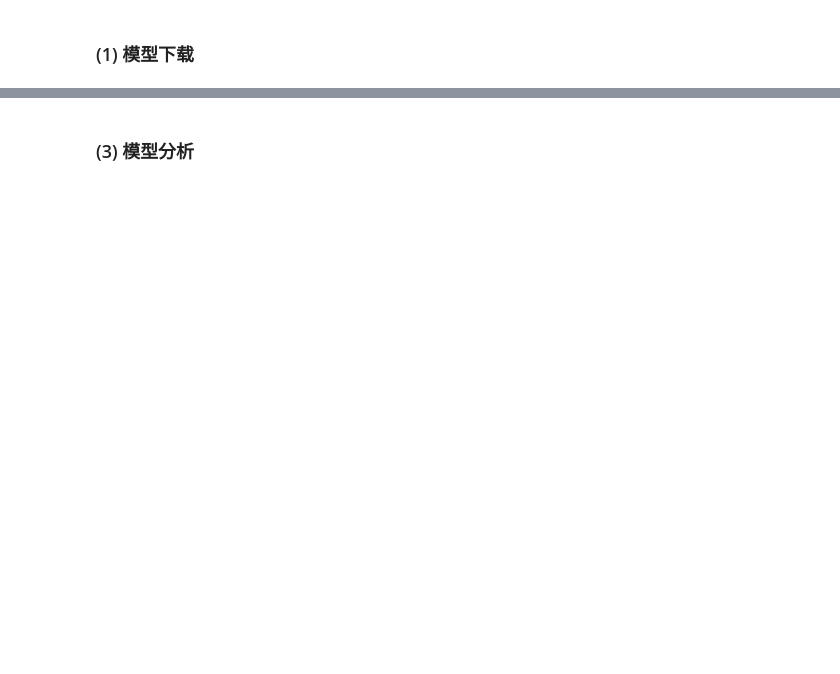
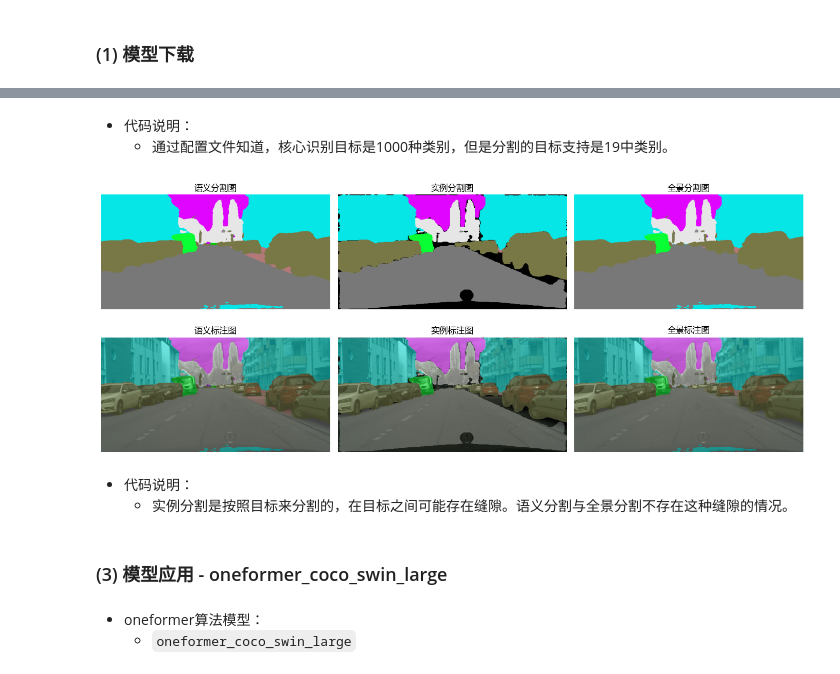
Before and after one commit to QiangAI/AI2026, a Jupyter notebook: transformers/05机器视觉任务处理-04目标分隔.ipynb, the cells around one changed output, grey strips where cells are left out. Drawn from its saved outputs; the diff is of its cells as text; code cells hidden in the pictures; blank space fills up the shorter version.

```diff
--- a/transformers/05机器视觉任务处理-04目标分隔.ipynb
+++ b/transformers/05机器视觉任务处理-04目标分隔.ipynb
@@ -787,2 +1088,57 @@ plt.show
+# %% [markdown]
+- 代码说明：
+    - 通过配置文件知道，核心识别目标是1000种类别，但是分割的目标支持是19中类别。
+# %%
+def visual_seg(outputs):
+    # 定义20个颜色模版（目标分割的类型在配置文件知道是19种类别）
+    palette = np.array(
+        [[120, 120, 120], [180, 120, 120], [6, 230, 230], [80, 50, 50],
+        [4, 200, 3], [120, 120, 80], [140, 140, 140], [204, 5, 255],
+        [230, 230, 230], [4, 250, 7], [224, 5, 255], [235, 255, 7],
+        [150, 5, 61], [120, 120, 70], [8, 255, 51], [255, 6, 82],
+        [143, 255, 140], [204, 255, 4], [255, 51, 7], [204, 70, 3]])
+    w, h = outputs[0]["mask"].size
+    img_mask = np.zeros((h, w, 3), dtype=np.uint8)
+    for a_obj in outputs:
+        score = a_obj["score"]
+        label = a_obj["label"]
+        mask  = a_obj["mask"]
+        label_id = pipe.model.config.label2id[label]
+        mask  = np.array(mask)  # 转换为numpy数组进行运算操作
+        img_mask[mask==255, :] = palette[label_id]  # 把图像中mask为255对应的位置替换成模版中对应类别的颜色。
+    return img_mask
+
+img_semantic = visual_seg(seg_semantic)
+img_instance = visual_seg(seg_instance)
+img_panoptic = visual_seg(seg_panoptic)
+
+img = np.array(image)
+
+fuse_semantic = (img * 0.5 + img_semantic * 0.5).astype(np.uint8)
+fuse_instance = (img * 0.5 + img_instance * 0.5).astype(np.uint8)
+fuse_panoptic = (img * 0.5 + img_panoptic * 0.5).astype(np.uint8)
+
+rows = 2
+cols = 3
+
+images = [img_semantic, img_instance, img_panoptic, fuse_semantic, fuse_instance, fuse_panoptic]
+titles = ["语义分割图", "实例分割图", "全景分割图", "语义标注图", "实例标注图", "全景标注图"]
+plt.figure(figsize=(rows * 7, cols * 2))
+for r in range(rows):
+    for c in range(cols):
+        plt.subplot(rows, cols, cols * r + c + 1)
+        plt.imshow(images[cols * r + c])
+        plt.axis("off")
+        plt.title(titles[cols * r + c])
+plt.tight_layout()
+plt.show()
+# %% [output]
+[figure, added]
+# %% [markdown]
+- 代码说明：
+    - 实例分割是按照目标来分割的，在目标之间可能存在缝隙。语义分割与全景分割不存在这种缝隙的情况。
 # %% [markdown]
-### (3) 模型分析
+### (3) 模型应用 - oneformer_coco_swin_large
+# %% [markdown]
+- oneformer算法模型：
+    - `oneformer_coco_swin_large`
```
Also changed, not shown: parts of 36 cells of this notebook, 1 other file.
